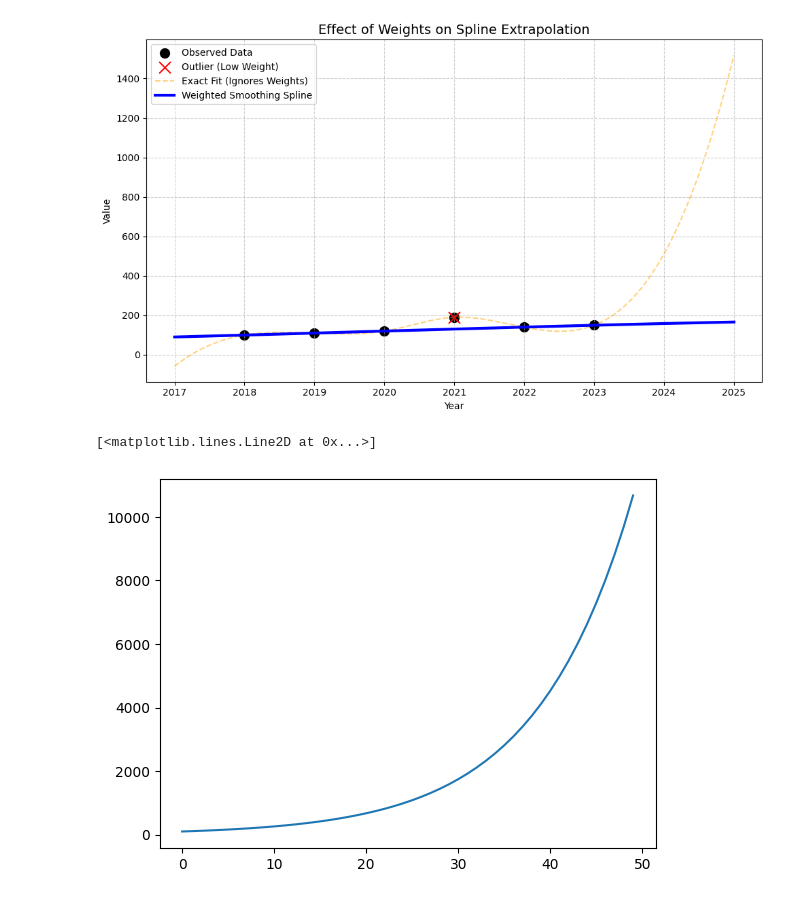
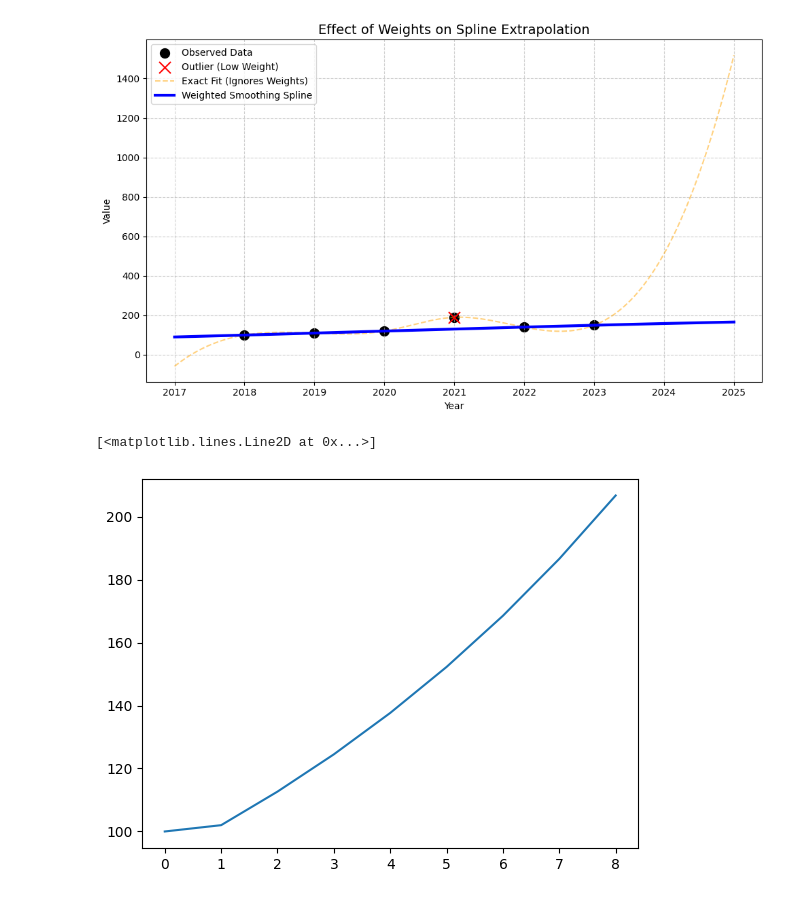
Before and after one commit to eniafou/onee, a Jupyter notebook: notebooks/analyse_9.ipynb, the cells around one changed output. Cells and saved outputs as stored; diff of their text form; code cells hidden in the pictures.

```diff
--- a/notebooks/analyse_9.ipynb
+++ b/notebooks/analyse_9.ipynb
@@ -742,12 +742,18 @@ plt.show()
 import matplotlib.pyplot as plt
 # %%
 a = [100]
-gr = 0.1
-n = 50
+b = [100]
+gr = 0.02
+n = 40
 for i in range(n-1):
-    a.append(a[-1] *(1 + gr))
+    gr = gr * (1 + 0.001)
+    val = a[-1] *(1 + gr)
+    a.append(val)
+    if i % 5 == 0:
+        b.append(val)
 
-plt.plot(a)
+
+plt.plot(b)
 # %% [output]
 [<matplotlib.lines.Line2D at 0x...>]
-[figure, old version]
+[figure, new version]
```
Also changed, not shown: parts of 4 cells of this notebook, 5 other files.
